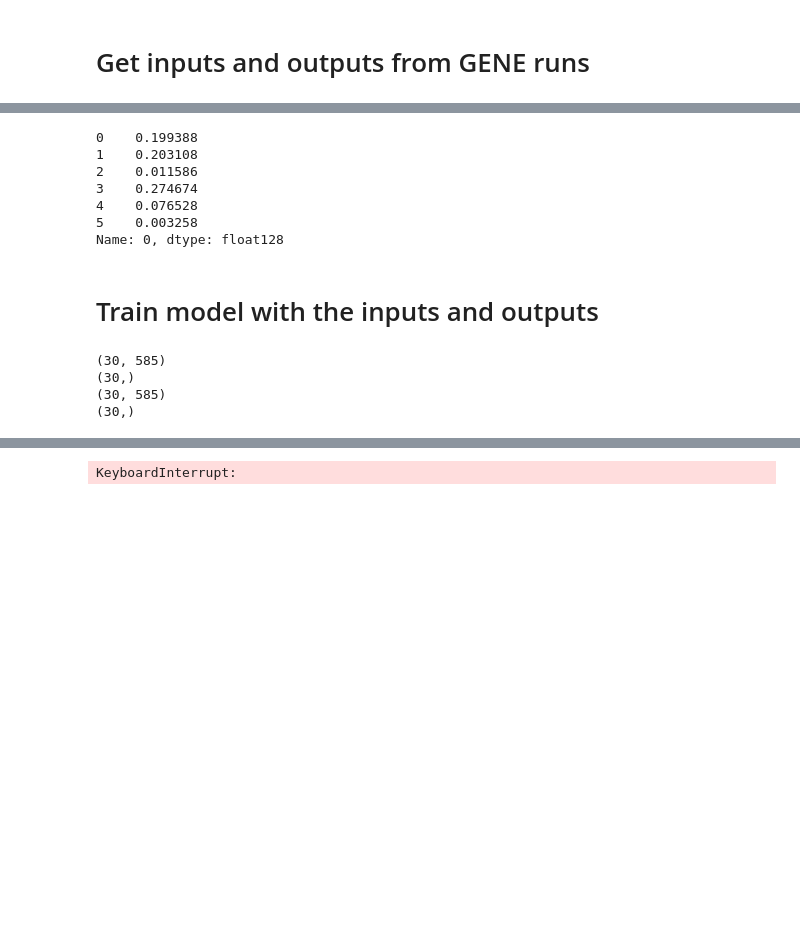
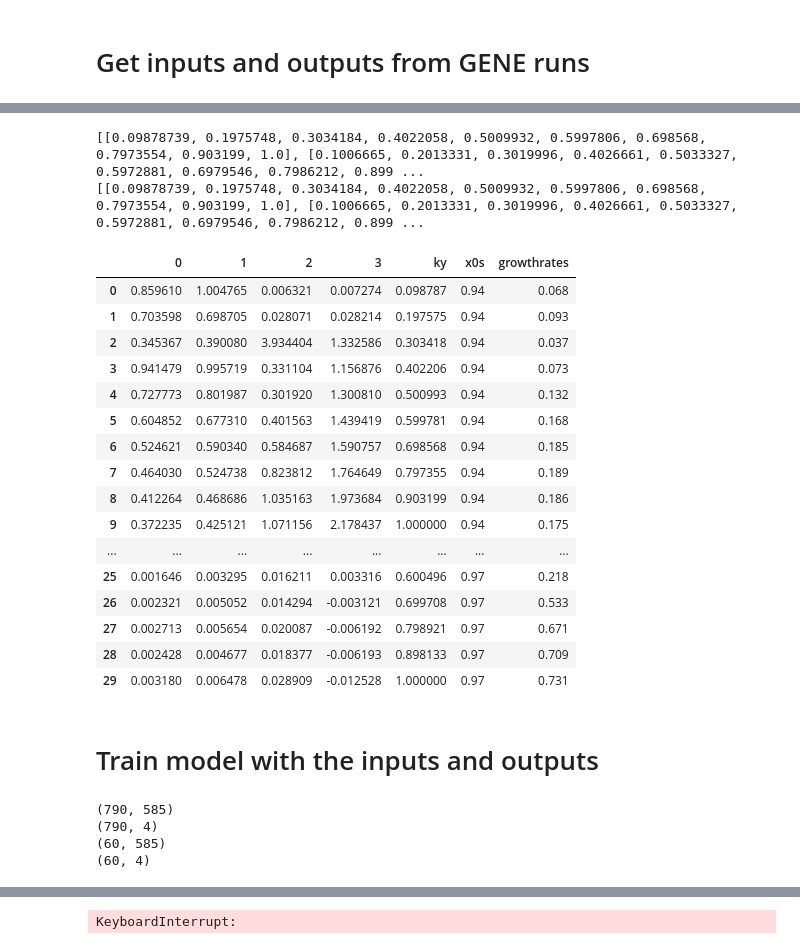
Before and after one commit to DIGIfusion/enchanted-surrogates, a Jupyter notebook: notebooks/model_sprint_anna.ipynb, the cells around one changed output, grey strips where cells are left out. Saved outputs shown, nothing was run; the diff lists cells and outputs as text; code cells hidden in the pictures; blank space fills up the shorter version.

```diff
--- a/notebooks/model_sprint_anna.ipynb
+++ b/notebooks/model_sprint_anna.ipynb
@@ -122,31 +130,53 @@ Run unsuccessfull for 1.8-3.7-0.1-0.1-1.65
 # %%
-df_o = pd.DataFrame(outputs_d)# + pd.DataFrame(outputs)
+df_o = pd.DataFrame(outputs_d)
+print(kys)
+df_o['ky'] = np.array(kys).flatten()
+print(kys)
+df_o['x0s'] = np.array(x0s).flatten()
+df_o['growthrates'] = np.array(growthrates).flatten()
 df_o.head(30)
-df = pd.DataFrame(inputs_d)
-#df.head(5)
-df_o = df_o[0]
-df_o.head(6)
+#df = pd.DataFrame(inputs_d)
+##df.head(5)
+#df_o = df_o[0]
+#df_o.head(900)
 # %% [output]
-0    0.199388
-1    0.203108
-2    0.011586
-3    0.274674
-4    0.076528
-5    0.003258
-Name: 0, dtype: float128
+[[0.09878739, 0.1975748, 0.3034184, 0.4022058, 0.5009932, 0.5997806, 0.698568, 0.7973554, 0.903199, 1.0], [0.1006665, 0.2013331, 0.3019996, 0.4026661, 0.5033327, 0.5972881, 0.6979546, 0.7986212, 0.899 ...
+[[0.09878739, 0.1975748, 0.3034184, 0.4022058, 0.5009932, 0.5997806, 0.698568, 0.7973554, 0.903199, 1.0], [0.1006665, 0.2013331, 0.3019996, 0.4026661, 0.5033327, 0.5972881, 0.6979546, 0.7986212, 0.899 ...
+|  | 0 | 1 | 2 | 3 | ky | x0s | growthrates |
+| 0 | 0.859610 | 1.004765 | 0.006321 | 0.007274 | 0.098787 | 0.94 | 0.068 |
+| 1 | 0.703598 | 0.698705 | 0.028071 | 0.028214 | 0.197575 | 0.94 | 0.093 |
+| 2 | 0.345367 | 0.390080 | 3.934404 | 1.332586 | 0.303418 | 0.94 | 0.037 |
+| 3 | 0.941479 | 0.995719 | 0.331104 | 1.156876 | 0.402206 | 0.94 | 0.073 |
+| 4 | 0.727773 | 0.801987 | 0.301920 | 1.300810 | 0.500993 | 0.94 | 0.132 |
+| 5 | 0.604852 | 0.677310 | 0.401563 | 1.439419 | 0.599781 | 0.94 | 0.168 |
+| 6 | 0.524621 | 0.590340 | 0.584687 | 1.590757 | 0.698568 | 0.94 | 0.185 |
+| 7 | 0.464030 | 0.524738 | 0.823812 | 1.764649 | 0.797355 | 0.94 | 0.189 |
+| 8 | 0.412264 | 0.468686 | 1.035163 | 1.973684 | 0.903199 | 0.94 | 0.186 |
+| 9 | 0.372235 | 0.425121 | 1.071156 | 2.178437 | 1.000000 | 0.94 | 0.175 |
+| ... | ... | ... | ... | ... | ... | ... | ... |
+| 25 | 0.001646 | 0.003295 | 0.016211 | 0.003316 | 0.600496 | 0.97 | 0.218 |
+| 26 | 0.002321 | 0.005052 | 0.014294 | -0.003121 | 0.699708 | 0.97 | 0.533 |
+| 27 | 0.002713 | 0.005654 | 0.020087 | -0.006192 | 0.798921 | 0.97 | 0.671 |
+| 28 | 0.002428 | 0.004677 | 0.018377 | -0.006193 | 0.898133 | 0.97 | 0.709 |
+| 29 | 0.003180 | 0.006478 | 0.028909 | -0.012528 | 1.000000 | 0.97 | 0.731 |
 # %% [markdown]
 # Train model with the inputs and outputs
 # %%
-inputs_train = np.array(inputs_d[0:30])
-outputs_train = np.array(df_o[0:30]).astype('float64')#np.array(outputs_d[0:30]).astype('float64')
+inputs_train = np.array(inputs_d[60:])
+#outputs_train = np.array(df_o[0:30]).astype('float64')
+outputs_train = np.array(outputs_d[60:]).astype('float64')
+#outputs_train = outputs_train.reshape(-1, 1)
 print(inputs_train.shape)
 print(outputs_train.shape)
-inputs_test = np.array(inputs_d[30:])
-outputs_test = np.array(df_o[30:]).astype('float64')#np.array(outputs_d[30:]).astype('float64')
+inputs_test = np.array(inputs_d[:60])
+#outputs_test = np.array(df_o[30:]).astype('float64')
+outputs_test = np.array(outputs_d[:60]).astype('float64')
+#outputs_test = outputs_test.reshape(-1, 1)
 print(inputs_test.shape)
 print(outputs_test.shape)
+#print(outputs_train)
 # %% [output]
-(30, 585)
-(30,)
-(30, 585)
-(30,)
+(790, 585)
+(790, 4)
+(60, 585)
+(60, 4)
```
Also changed, not shown: parts of 7 cells of this notebook, 2 other files.
